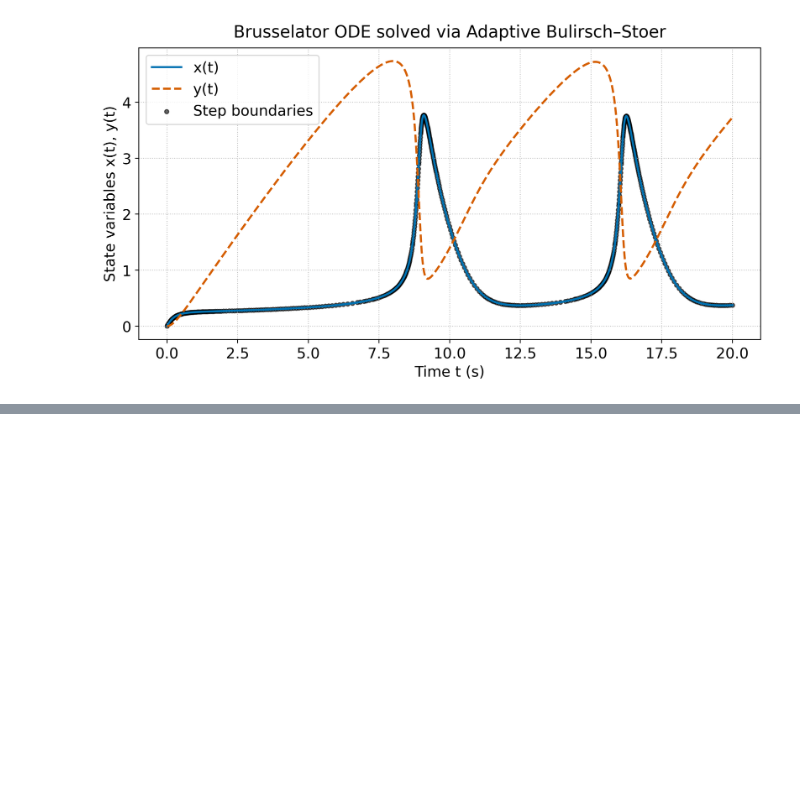
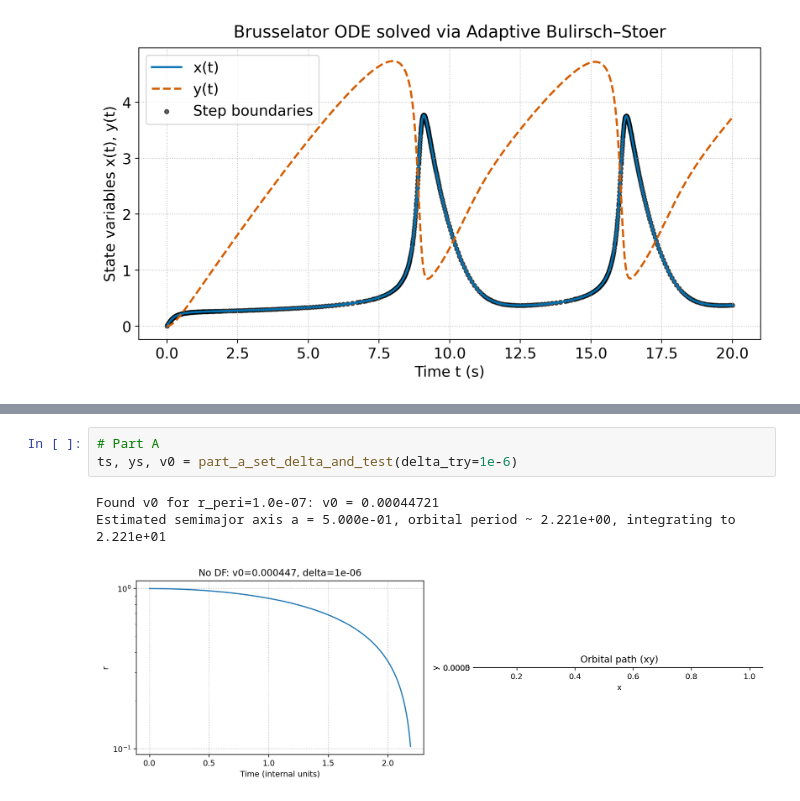
Before and after one commit to chrissellgrenbackup/computational-physics, a Jupyter notebook: hw4/hw4.ipynb, the cells around one changed output, grey strips where cells are left out. Drawn from its saved outputs; the diff is of its cells as text; blank space fills up the shorter version.

```diff
--- a/hw4/hw4.ipynb
+++ b/hw4/hw4.ipynb
@@ -121,0 +574,7 @@ plt.savefig("figs/brusselator.png")
+# %%
+# Part A
+ts, ys, v0 = part_a_set_delta_and_test(delta_try=1e-6)
+# %% [output]
+Found v0 for r_peri=1.0e-07: v0 = 0.00044721
+Estimated semimajor axis a = 5.000e-01, orbital period ~ 2.221e+00, integrating to 2.221e+01
+[figure, added]
```
Also changed, not shown: parts of 7 cells of this notebook.
